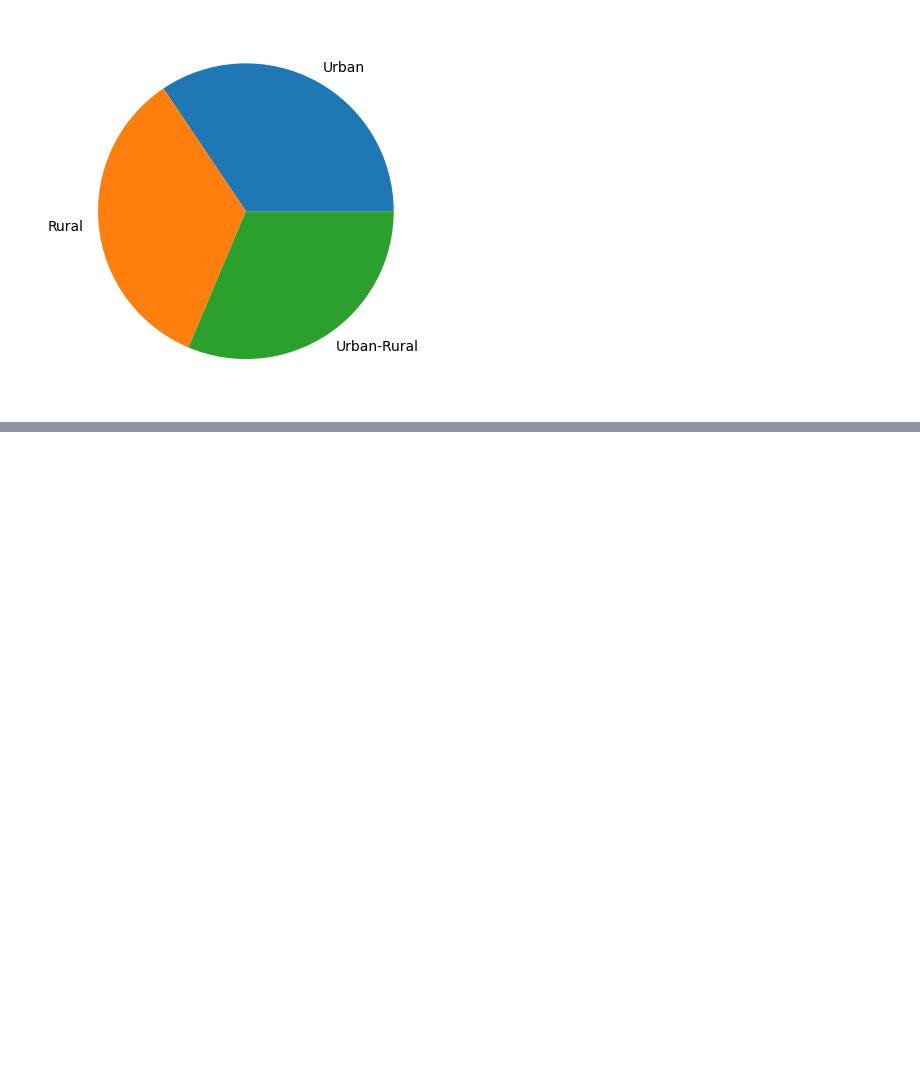
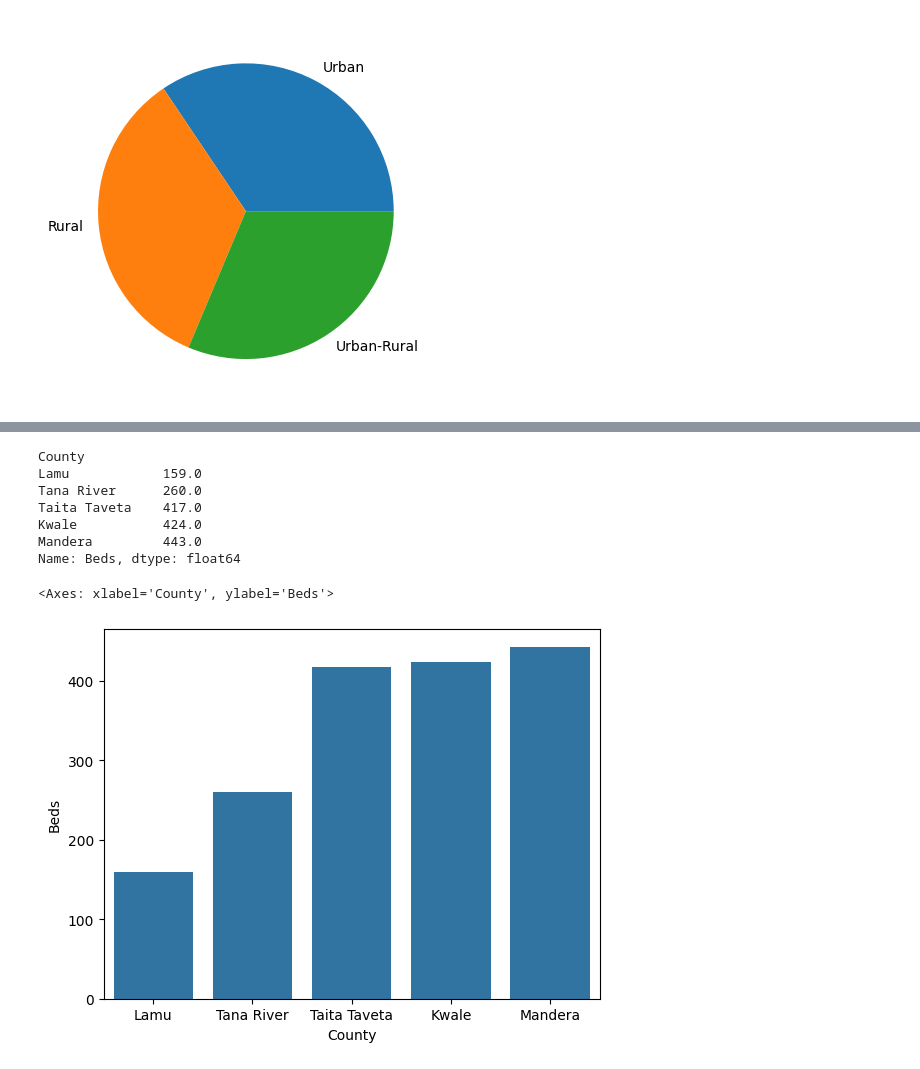
Before and after one commit to RitaAkumu/Healthcare-facilities, a Jupyter notebook: Healthcare dataset kenya.ipynb, the cells around one changed output, grey strips where cells are left out. Cells and saved outputs as stored; diff of their text form; code cells hidden in the pictures; blank space fills up the shorter version.

```diff
--- a/Healthcare dataset kenya.ipynb
+++ b/Healthcare dataset kenya.ipynb
@@ -215,2 +248,16 @@ health.groupby("Category")
+# %%
+lowest_5 = county_beds.nsmallest(5)
+print(lowest_5)
+sns.barplot(data = lowest_5)
+# %% [output]
+County
+Lamu            159.0
+Tana River      260.0
+Taita Taveta    417.0
+Kwale           424.0
+Mandera         443.0
+Name: Beds, dtype: float64
+<Axes: xlabel='County', ylabel='Beds'>
+[figure, added]
 # %%
 health.to_excel("healthcare kenya python.xlsx")
```
Also changed, not shown: parts of 2 cells of this notebook.
